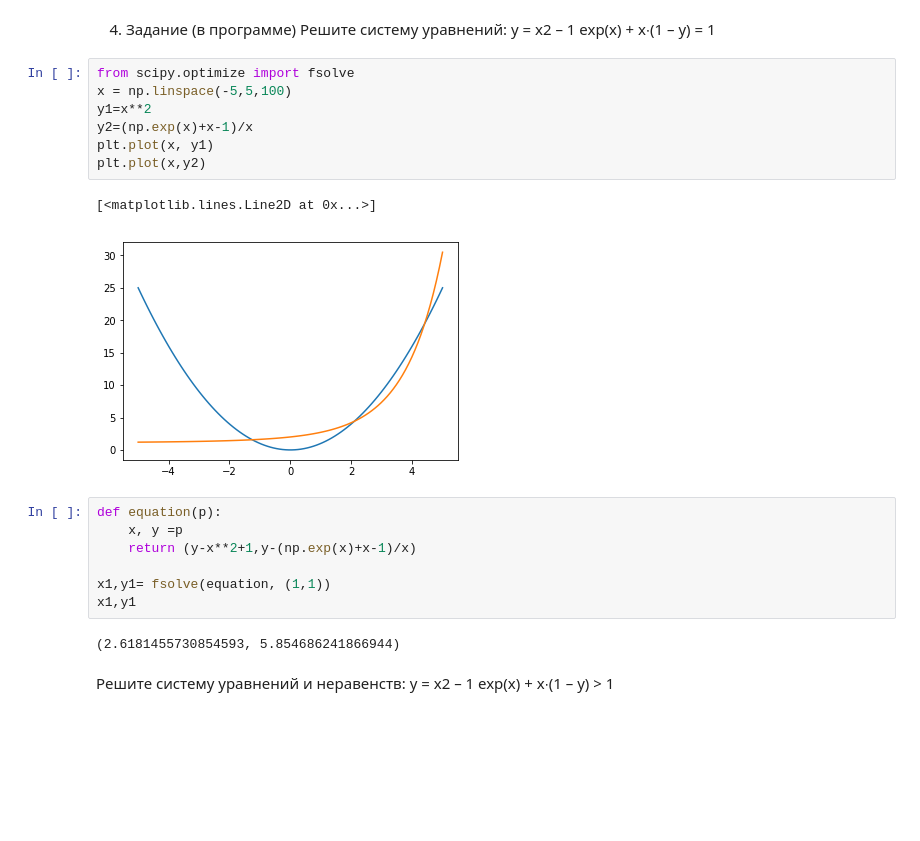
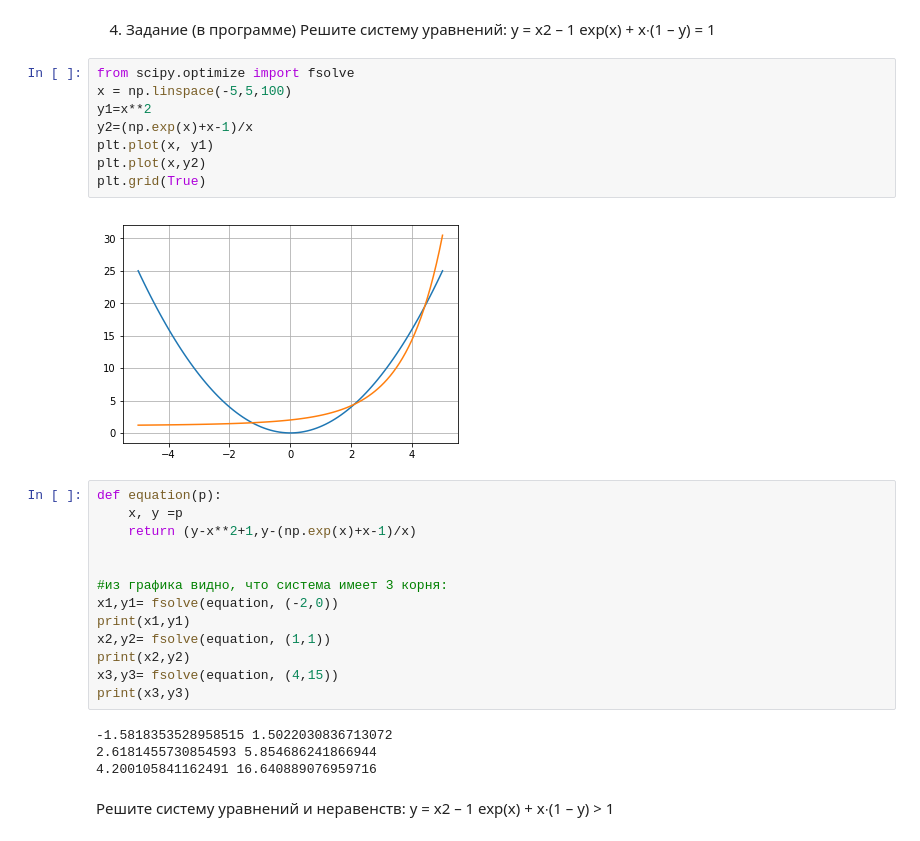
Before and after one commit to kapitalistka/GB, a Jupyter notebook: introToMath/ex3.ipynb, the cells around one changed output. Drawn from its saved outputs; the diff is of its cells as text; blank space fills up the shorter version.

```diff
--- a/introToMath/ex3.ipynb
+++ b/introToMath/ex3.ipynb
@@ -195,22 +195,30 @@ exp(x) + x∙(1 – y) = 1
 # %%
 from scipy.optimize import fsolve
 x = np.linspace(-5,5,100)
 y1=x**2
 y2=(np.exp(x)+x-1)/x
 plt.plot(x, y1)
 plt.plot(x,y2)
+plt.grid(True)
 # %% [output]
-[<matplotlib.lines.Line2D at 0x...>]
-[figure, old version]
+[figure, new version]
 # %%
 def equation(p):
     x, y =p
     return (y-x**2+1,y-(np.exp(x)+x-1)/x)
 
-x1,y1= fsolve(equation, (1,1))
-x1,y1
+
+#из графика видно, что система имеет 3 корня:
+x1,y1= fsolve(equation, (-2,0))
+print(x1,y1)
+x2,y2= fsolve(equation, (1,1))
+print(x2,y2)
+x3,y3= fsolve(equation, (4,15))
+print(x3,y3)
 # %% [output]
-(2.6181455730854593, 5.854686241866944)
+-1.5818353528958515 1.5022030836713072
+2.6181455730854593 5.854686241866944
+4.200105841162491 16.640889076959716
 # %% [markdown]
 Решите систему уравнений и неравенств:
 y = x2 – 1
```
Also changed, not shown: parts of 1 cell of this notebook.
